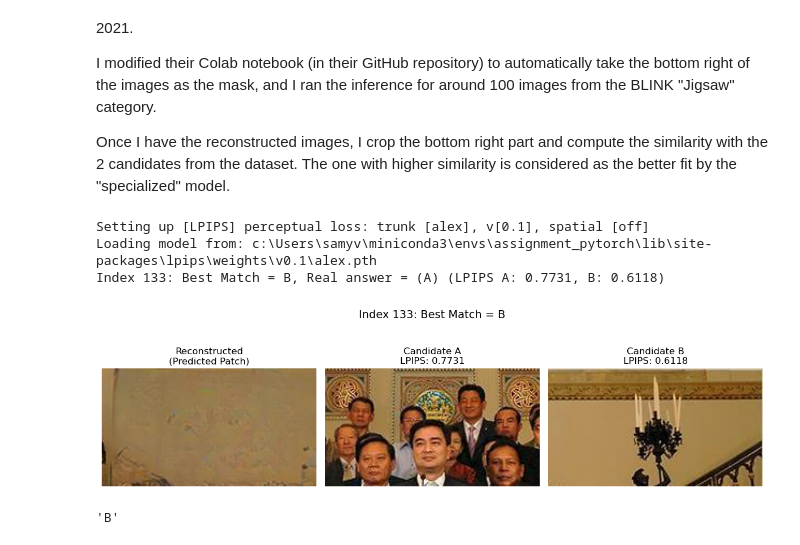
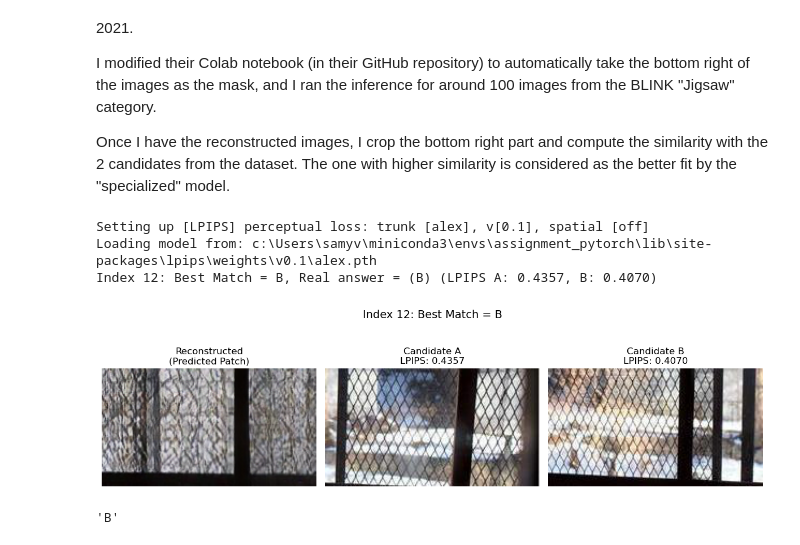
Before and after one commit to GrasSoft/BLINK_reproduction_project, a Jupyter notebook: specialized_jigsaw/jigsaw specialist.ipynb, the cells around one changed output. Saved outputs shown, nothing was run; the diff lists cells and outputs as text; code cells hidden in the pictures.

Commit message:
small fix and images for report

```diff
--- a/specialized_jigsaw/jigsaw specialist.ipynb
+++ b/specialized_jigsaw/jigsaw specialist.ipynb
@@ -138,36 +138,36 @@ def compare_candidates(index, data_entry,plot = False):
 
     recon_img = load_image(recon_path)
     candidate2 = load_image(data_entry['image_2'])
     candidate3 = load_image(data_entry['image_3'])
 
     # Crop bottom-right patches
     recon_patch = crop_bottom_right(recon_img)
     cand2_patch = candidate2#crop_bottom_right(candidate2)
     cand3_patch = candidate3#crop_bottom_right(candidate3)
     assert recon_patch.size == cand2_patch.size == cand3_patch.size, f"Size mismatch: {recon_patch.size}, {cand2_patch.size}, {cand3_patch.size}"
     # plot_patches(index, recon_patch, cand2_patch, cand3_patch, 0,0,None)#dist2, dist3, best)
 
     recon_tensor = to_tensor(recon_patch)
     cand2_tensor = to_tensor(cand2_patch)
     cand3_tensor = to_tensor(cand3_patch)
 
     # Compare using LPIPS
     dist2 = lpips_model(recon_tensor, cand2_tensor).item()
     dist3 = lpips_model(recon_tensor, cand3_tensor).item()
 
     # Decide best match
     best = 'B' if dist3 < dist2 else 'A'
     print(f"Index {index}: Best Match = {best}, Real answer = {data_entry['answer']} (LPIPS A: {dist2:.4f}, B: {dist3:.4f})")
     if plot : plot_patches(index, recon_patch, cand2_patch, cand3_patch, dist2, dist3, best)
     return best
 
-ind = 133
+ind = 12
 compare_candidates(ind,data_val[ind],plot=True)
 # %% [output]
 Setting up [LPIPS] perceptual loss: trunk [alex], v[0.1], spatial [off]
 Loading model from: c:\Users\samyv\miniconda3\envs\assignment_pytorch\lib\site-packages\lpips\weights\v0.1\alex.pth
-Index 133: Best Match = B, Real answer = (A) (LPIPS A: 0.7731, B: 0.6118)
+Index 12: Best Match = B, Real answer = (B) (LPIPS A: 0.4357, B: 0.4070)
-[figure, old version]
+[figure, new version]
 'B'
 # %%
 def evaluate_model(data):
```
Also changed, not shown: parts of 2 cells of this notebook, 7 other files.
